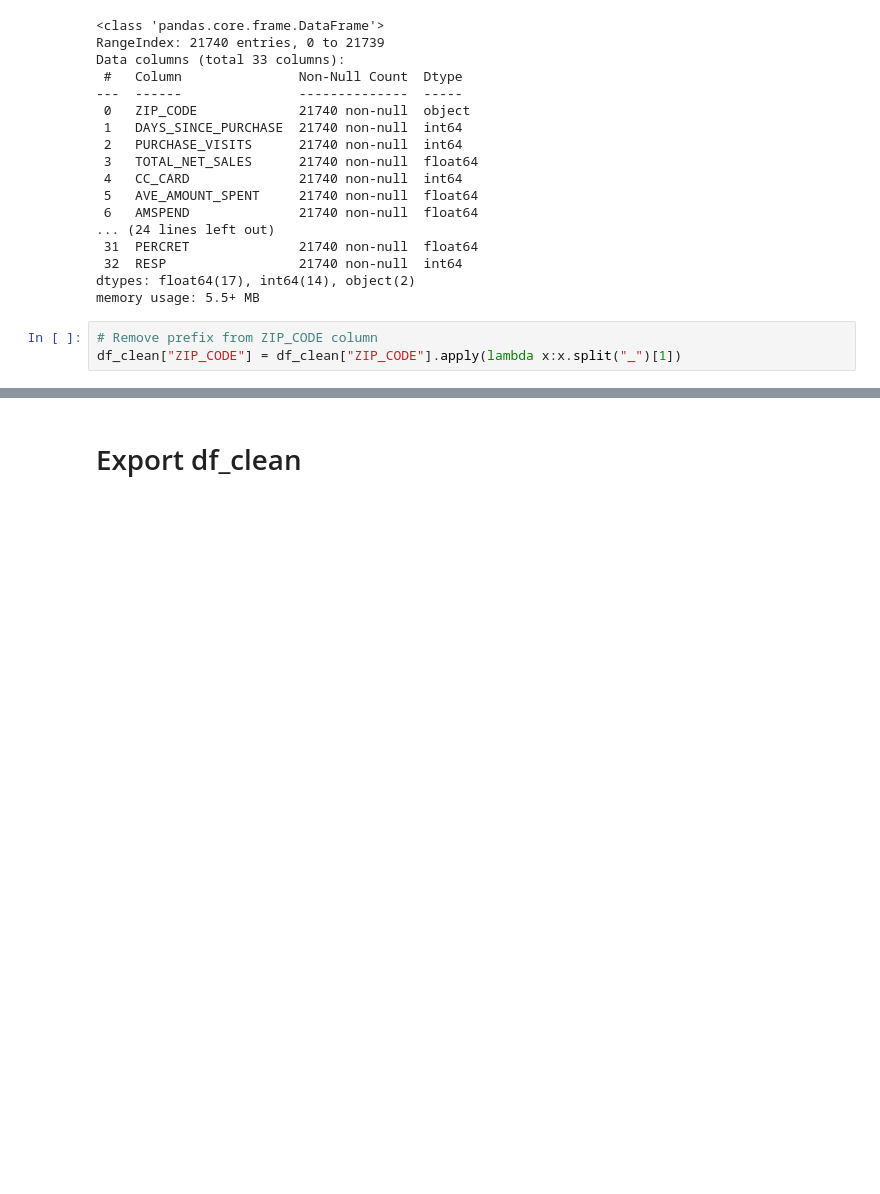
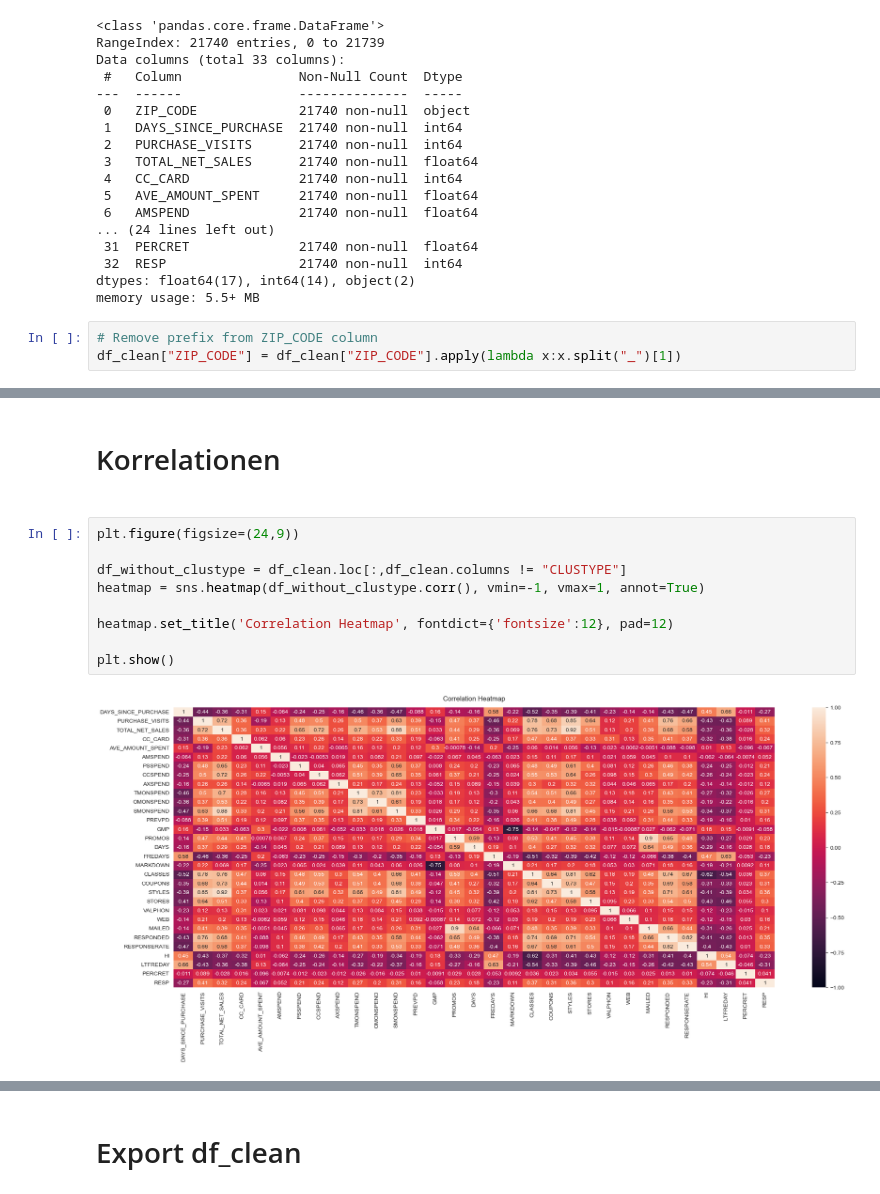
Before and after one commit to Konsti-Boegel/anwendungsfelderBusinessAnalytics, a Jupyter notebook: data_cleaning_and_eda.ipynb, the cells around one changed output, grey strips where cells are left out. Cells and saved outputs as stored; diff of their text form; blank space fills up the shorter version.

```diff
--- a/data_cleaning_and_eda.ipynb
+++ b/data_cleaning_and_eda.ipynb
@@ -112,0 +174,13 @@ df_clean["ZIP_CODE"] = df_clean["ZIP_CODE"].apply(lambda x:x.split("_")[1])
+# %% [markdown]
+<h1> Korrelationen <h1>
+# %%
+plt.figure(figsize=(24,9))
+
+df_without_clustype = df_clean.loc[:,df_clean.columns != "CLUSTYPE"]
+heatmap = sns.heatmap(df_without_clustype.corr(), vmin=-1, vmax=1, annot=True)
+
+heatmap.set_title('Correlation Heatmap', fontdict={'fontsize':12}, pad=12)
+
+plt.show()
+# %% [output]
+[figure, added]
```
Also changed, not shown: parts of 21 cells of this notebook, 4 other files.
